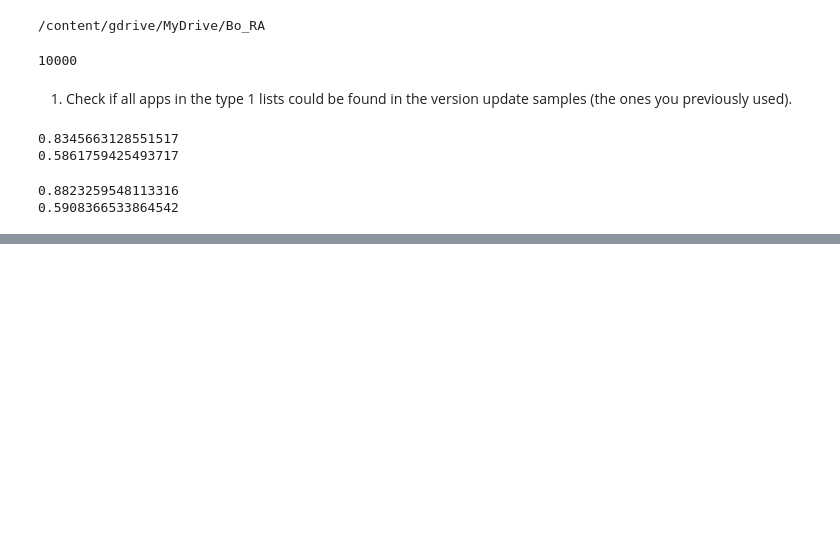
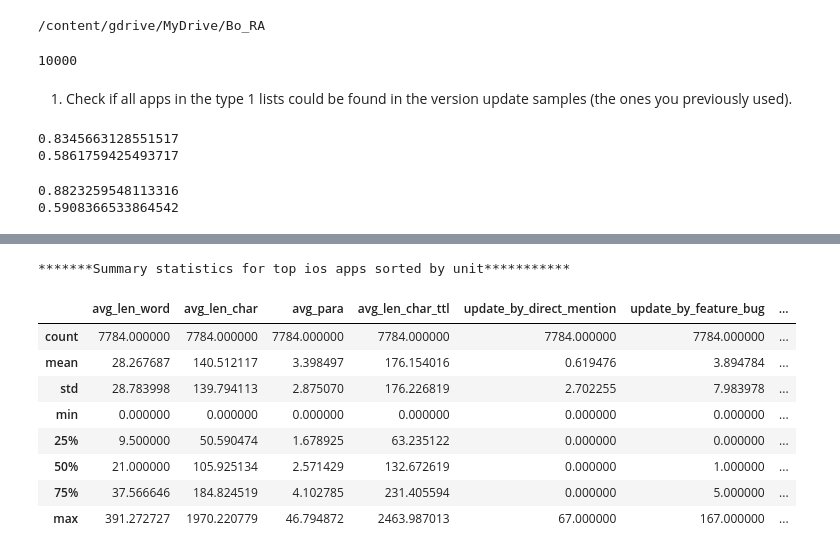
Before and after one commit to YileC928/app-data-privacy-proj, a Jupyter notebook: top_app_summary.ipynb, the cells around one changed output, grey strips where cells are left out. Cells and saved outputs as stored; diff of their text form; code cells hidden in the pictures; blank space fills up the shorter version.

Commit message:
summary stats

```diff
--- a/top_app_summary.ipynb
+++ b/top_app_summary.ipynb
@@ -37,7 +41,6 @@ ios_df = pd.read_pickle('ios_app.pickle')[['app_id', 'version', 'description', '
                  'len_word', 'len_char', 'update_by_num', 'len_char_ttl',
                  'para', 'update_by_direct_mention',
                  'privacy_mention', 'update_by_feature_bug',
-                 'min_update_by_num', 'max_update_by_num',
                  'update_by_num_modified', 'update_by_para', 'system_mention']]
 # %%
 ios_update = set(ios_df['app_id'])
@@ -66,0 +71,52 @@ print(sum(t1_revenue['app_id'].apply(lambda x: 1 if x in and_update else 0))/len
+# %%
+ios_df['is_t1_unit'] = ios_df['app_id'].apply(lambda x: 1 if x in ios_t1_unit else 0)
+ios_df['is_t1_revenue'] = ios_df['app_id'].apply(lambda x: 1 if x in ios_t1_revenue else 0)
+and_df['is_t1_unit'] = and_df['app_id'].apply(lambda x: 1 if x in and_t1_unit else 0)
+and_df['is_t1_revenue'] = and_df['app_id'].apply(lambda x: 1 if x in and_t1_revenue else 0)
+# %%
+def gen_summary(update_df, platform = 'ios', sort = 'unit'):
+    temp_df =  update_df[update_df['is_t1_{}'.format(sort)] == 1]
+    temp_sum = pd.DataFrame()
+    temp_sum['ttl_update'] = temp_df.groupby('app_id').count()['version']
+    temp_sum = temp_sum.reset_index()
+    #print(temp_sum.head())
+
+    temp_sum = \
+    temp_df.groupby('app_id').sum().reset_index()[['app_id', 'update_by_direct_mention',
+                                                'update_by_feature_bug',
+                                                'update_by_num_modified',
+                                                'update_by_para']].merge(temp_sum, on = 'app_id')
+    #print(temp_sum.head())
+
+    update_monthly = pd.read_csv('{}_num_update_app_month.csv'.format(platform))[['app_id','ym', 'num_update']].\
+    groupby('app_id').mean().reset_index()
+    #print(update_monthly.head())
+    update_monthly['app_id'] = update_monthly['app_id'].apply(lambda x: str(x))
+    update_monthly.columns = ['app_id', 'avg_monthly_update']
+    temp_sum = pd.merge(temp_sum, update_monthly, how = 'inner', on = 'app_id')
+    #print(temp_sum.head())
+
+    temp_sum = \
+    temp_df.groupby('app_id').mean().reset_index()[['app_id', 'len_word',
+                                                    'len_char', 'para',
+                                                    'len_char_ttl']].merge(temp_sum, on = 'app_id')
+
+    temp_sum = temp_sum.rename(columns={'len_word': 'avg_len_word',
+                                        'len_char': 'avg_len_char',
+                                        'para': 'avg_para',
+                                        'len_char_ttl': 'avg_len_char_ttl'})
+    print('*******Summary statistics for top {} apps sorted by {}***********'.format(platform, sort))
+    return temp_sum.describe()
+# %%
+gen_summary(ios_df, platform = 'ios', sort = 'unit')
+# %% [output]
+*******Summary statistics for top ios apps sorted by unit***********
+|  | avg_len_word | avg_len_char | avg_para | avg_len_char_ttl | update_by_direct_mention | update_by_feature_bug | ... |
+| count | 7784.000000 | 7784.000000 | 7784.000000 | 7784.000000 | 7784.000000 | 7784.000000 | ... |
+| mean | 28.267687 | 140.512117 | 3.398497 | 176.154016 | 0.619476 | 3.894784 | ... |
+| std | 28.783998 | 139.794113 | 2.875070 | 176.226819 | 2.702255 | 7.983978 | ... |
+| min | 0.000000 | 0.000000 | 0.000000 | 0.000000 | 0.000000 | 0.000000 | ... |
+| 25% | 9.500000 | 50.590474 | 1.678925 | 63.235122 | 0.000000 | 0.000000 | ... |
+| 50% | 21.000000 | 105.925134 | 2.571429 | 132.672619 | 0.000000 | 1.000000 | ... |
+| 75% | 37.566646 | 184.824519 | 4.102785 | 231.405594 | 0.000000 | 5.000000 | ... |
+| max | 391.272727 | 1970.220779 | 46.794872 | 2463.987013 | 67.000000 | 167.000000 | ... |
```
Also changed, not shown: parts of 9 cells of this notebook.
